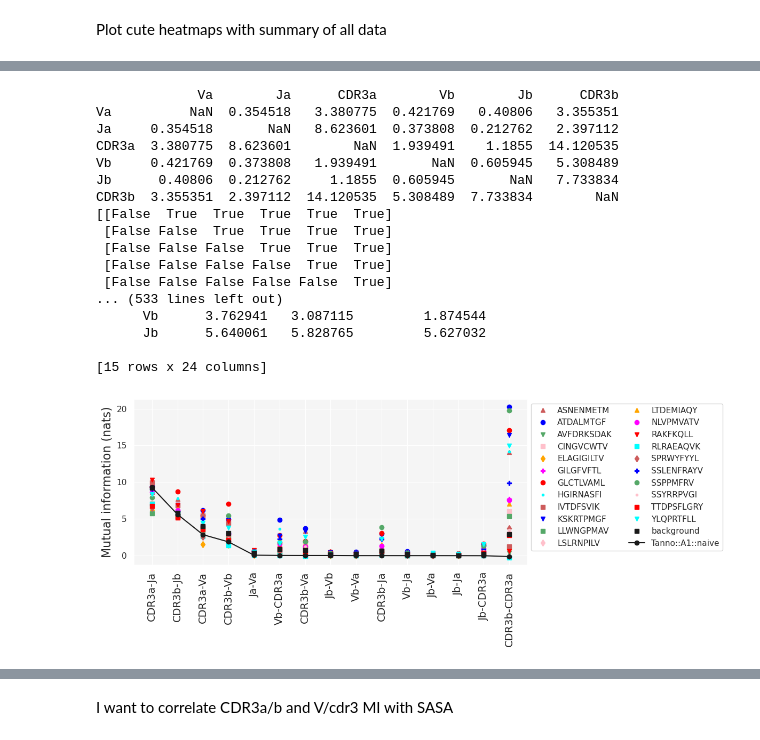
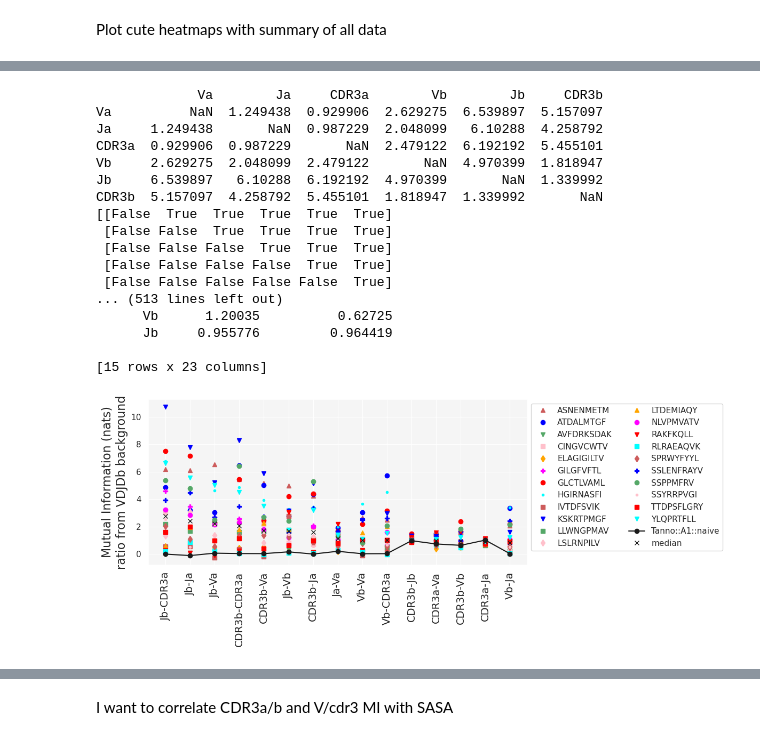
Before and after one commit to mm523/TCRab-pairing, a Jupyter notebook: totalMI/V_to_cdr3_MI.ipynb, the cells around one changed output, grey strips where cells are left out. Drawn from its saved outputs; the diff is of its cells as text; code cells hidden in the pictures.

```diff
--- a/totalMI/V_to_cdr3_MI.ipynb
+++ b/totalMI/V_to_cdr3_MI.ipynb
@@ -36,0 +43,8 @@ shape before tidytcells:  (9691, 37) ; shape after tidytcells:  (9691, 37)
+# %%
+_10x_ref = 'https://www.10xgenomics.com/resources/application-notes/a-new-way-of-exploring-immunity-linking-highly-multiplexed-antigen-recognition-to-immune-repertoire-and-phenotype/#'
+vdj['Reference'] = vdj['Reference'].replace(_10x_ref, '10xGenomics').fillna('unknown')
+
+X = vdj[['Epitope','Reference']].value_counts()
+print(X.shape)
+X = X.loc[X > 2]
+X = X.reset_index()
@@ -80,0 +148,6 @@ for ep in vdj['Epitope'].unique().tolist() + ['background', 'Tanno::A1::naive']:
+# %%
+X0 = corrected_matrices['background'].copy()
+# X0 = X0.astype('float64')
+
+corrected_matrices_FC = {x:corrected_matrices[x] / X0.astype('float64') for x in corrected_matrices}
+print(corrected_matrices_FC['background'])
@@ -84,21 +165,24 @@ sns.set(font_scale=5)
 f, axs = plt.subplots(figsize=(60,40), ncols=6, nrows=4, sharex = True, sharey=True, constrained_layout=True)
 ax = axs.ravel()
 
-vmax = np.nanmax([np.nanmax(corrected_matrices[x]) for x in corrected_matrices])
+vmax = np.nanmax([np.nanmax(corrected_matrices_FC[x]) for x in corrected_matrices_FC])
+vmin = np.nanmin([np.nanmin(corrected_matrices_FC[x]) for x in corrected_matrices_FC])
 print(vmax)
-for x, k in enumerate(sorted(vdj['Epitope'].unique().tolist())+ ['background', 'Tanno::A1::naive']):
-    X = corrected_matrices[k]
+for x, k in enumerate(sorted(vdj['Epitope'].unique().tolist())+ ['Tanno::A1::naive']):
+    X = corrected_matrices_FC[k].astype('float64')
+
     print(k, np.nanmax(X))
     matrix = np.triu(X)
 
-    m=sns.heatmap(X.astype('float64'), mask=matrix,
-                    cmap = p, ax = ax[x], cbar=False, vmin=0, vmax=vmax)
+    m=sns.heatmap(X, mask=matrix,
+                    cmap = p, ax = ax[x], cbar=False, vmin=vmin, vmax=vmax)
     ax[x].set_title(k)
     ax[x].axhline(3, c='k', ls='-', lw=4)
     ax[x].axvline(3, c='k', ls='-', lw=4)
 
+f.delaxes(ax[-1])
 cbar = f.colorbar(m.get_children()[0], ax=axs[-1,:], orientation="horizontal")
-cbar.ax.set_title('Mutual Information (nats)')
-plt.savefig('figures/MutualInformation_all.png')
+cbar.ax.set_title('Mutual Information (nats)\nratio from VDJDb background')
+plt.savefig(f2 + 'MutualInformation_all_FC.png')
 plt.show()
 # %% [output]
@@ -125,8 +209,8 @@ Tanno::A1::naive 9.282659142285947
 
 xxs = []
 
-for ep in sorted(vdj['Epitope'].unique().tolist())+ ['background', 'Tanno::A1::naive']:
-    X = corrected_matrices[ep]
+for ep in sorted(vdj['Epitope'].unique().tolist())+ ['Tanno::A1::naive']:
+    X = corrected_matrices_FC[ep]
     print(X)
     mask = np.ones(X.shape,dtype='bool')
     mask[np.tril_indices(X.shape[0])] = False
@@ -139,42 +223,43 @@ for ep in sorted(vdj['Epitope'].unique().tolist())+ ['background', 'Tanno::A1::n
 summary_df = pd.concat(xxs, axis=1)
 print(summary_df)
 # %% [output]
-             Va        Ja      CDR3a        Vb        Jb      CDR3b
-Va          NaN  0.354518   3.380775  0.421769   0.40806   3.355351
-Ja     0.354518       NaN   8.623601  0.373808  0.212762   2.397112
-CDR3a  3.380775  8.623601        NaN  1.939491    1.1855  14.120535
-Vb     0.421769  0.373808   1.939491       NaN  0.605945   5.308489
-Jb      0.40806  0.212762     1.1855  0.605945       NaN   7.733834
-CDR3b  3.355351  2.397112  14.120535  5.308489  7.733834        NaN
+             Va        Ja     CDR3a        Vb        Jb     CDR3b
+Va          NaN  1.249438  0.929906  2.629275  6.539897  5.157097
+Ja     1.249438       NaN  0.987229  2.048099   6.10288  4.258792
+CDR3a  0.929906  0.987229       NaN  2.479122  6.192192  5.455101
+Vb     2.629275  2.048099  2.479122       NaN  4.970399  1.818947
+Jb     6.539897   6.10288  6.192192  4.970399       NaN  1.339992
+CDR3b  5.157097  4.258792  5.455101  1.818947  1.339992       NaN
 [[False  True  True  True  True  True]
  [False False  True  True  True  True]
  [False False False  True  True  True]
  [False False False False  True  True]
  [False False False False False  True]
-... (533 lines left out)
-      Vb      3.762941   3.087115         1.874544
-      Jb      5.640061   5.828765         5.627032
+... (513 lines left out)
+      Vb      1.20035          0.62725
+      Jb     0.955776         0.964419
 
-[15 rows x 24 columns]
+[15 rows x 23 columns]
 # %%
 sns.set(font_scale=1)
-styles = ['^', 'o', 'v', 's', 'd', 'P','o','.','s','v', 's', 'd','^', 'o', 'v', 's', 'd', 'P','o','.','s','v','s','o-']
+styles = ['^', 'o', 'v', 's', 'd', 'P','o','.','s','v', 's', 'd','^', 'o', 'v', 's', 'd', 'P','o','.','s','v','o-','x']
 colors = ['indianred','blue','g','pink','orange','fuchsia','red','cyan',
           'indianred','blue','g','pink','orange','fuchsia','red','cyan',
           'indianred','blue','g','pink', 'red','cyan','k','k']
 f, ax = plt.subplots(figsize=(12,5))
-S = summary_df.sort_values(by='Tanno::A1::naive', ascending=False)
+summary_df['median'] = summary_df[vdj['Epitope'].unique().tolist()].median(axis=1)
+S = summary_df.sort_values(by='median', ascending=False)
 P = S.plot(kind='line', style=styles, color=colors, ax=ax)
 ax.set_xticks(list(range(0,len(S.index))))
 ax.set_xticklabels(labels=['-'.join(x) for x in S.index], rotation=90, fontdict={'size':14})
 plt.legend(bbox_to_anchor = [1,1], ncols=2, loc='upper left', facecolor = 'white')
 P.set_facecolor("whitesmoke")
-ax.set_ylabel('Mutual information (nats)', fontsize=16)
+ax.set_ylabel('Mutual Information (nats)\nratio from VDJDb background', fontsize=16)
 plt.tight_layout()
-plt.savefig('figures/MutualInformation_all_summary.png')
+plt.savefig(f2 + 'MutualInformation_all_summary_FC.png')
 plt.show()
 # %% [output]
-[figure, old version]
+[figure, new version]
 # %%
 cdr3_res = [104,105,106,107,108,109,110,111,'111.1','111.2','112.2','112.1',112,113,114,115,116,117,118]
 
```
Also changed, not shown: parts of 31 cells of this notebook, 11 other files.
